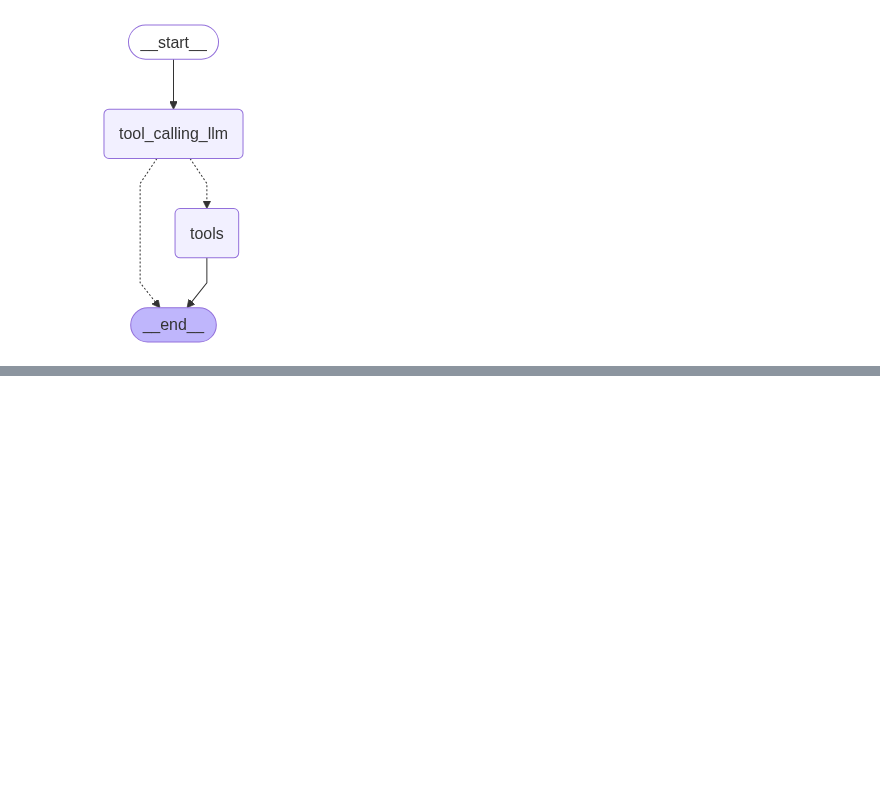
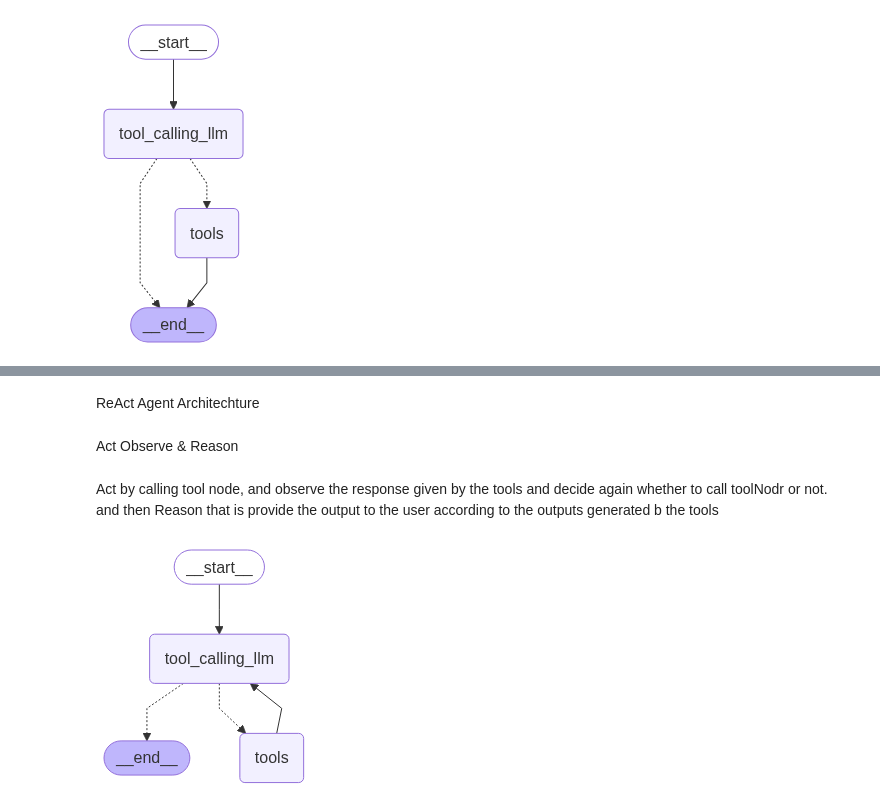
Before and after one commit to jeeva-life/Agentic_AI_Basics, a Jupyter notebook: AgenticLangGraph-1/BasicChatbot-1.ipynb, the cells around one changed output, grey strips where cells are left out. Drawn from its saved outputs; the diff is of its cells as text; code cells hidden in the pictures; blank space fills up the shorter version.

Commit message:
created ReAct Agent

```diff
--- a/AgenticLangGraph-1/BasicChatbot-1.ipynb
+++ b/AgenticLangGraph-1/BasicChatbot-1.ipynb
@@ -174,0 +264,39 @@ display(Image(graph.get_graph().draw_mermaid_png()))
+# %% [markdown]
+ReAct Agent Architechture
+# %% [markdown]
+Act Observe & Reason
+# %% [markdown]
+Act by calling tool node, and observe the response given by the tools and decide again whether to call toolNodr or not. and then Reason that is provide the output to the user according to the outputs generated b the tools
+# %%
+##stateGraph
+from langgraph.graph import StateGraph, START, END
+from langgraph.prebuilt import ToolNode
+from langgraph.prebuilt import tools_condition
+from IPython.display import Image, display
+
+
+##Node Definition
+def tool_calling_llm(state:State):
+    return {"messages":[llm_with_tool.invoke(state["messages"])]}
+
+##Graph
+builder = StateGraph(State)
+builder.add_node("tool_calling_llm",tool_calling_llm)
+builder.add_node("tools",ToolNode(tools))
+
+## Add Edges
+builder.add_edge(START, "tool_calling_llm")
+builder.add_conditional_edges(
+    "tool_calling_llm",
+    #If the latest message (result) from assistant is a tool call -> tools_condition routes to tools
+    #If the latest message (result) from assistant is not a tool call -> tools_condition routes to END
+    tools_condition
+    )
+builder.add_edge("tools", "tool_calling_llm")
+
+#Compile the Graph
+graph = builder.compile()
+
+display(Image(graph.get_graph().draw_mermaid_png()))
+# %% [output]
+[figure, added]
```
Also changed, not shown: parts of 8 cells of this notebook.
